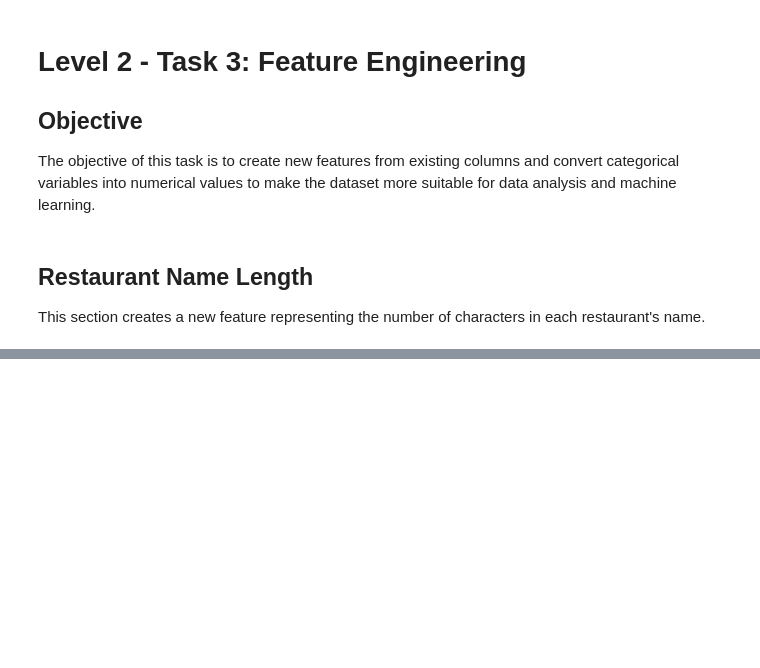
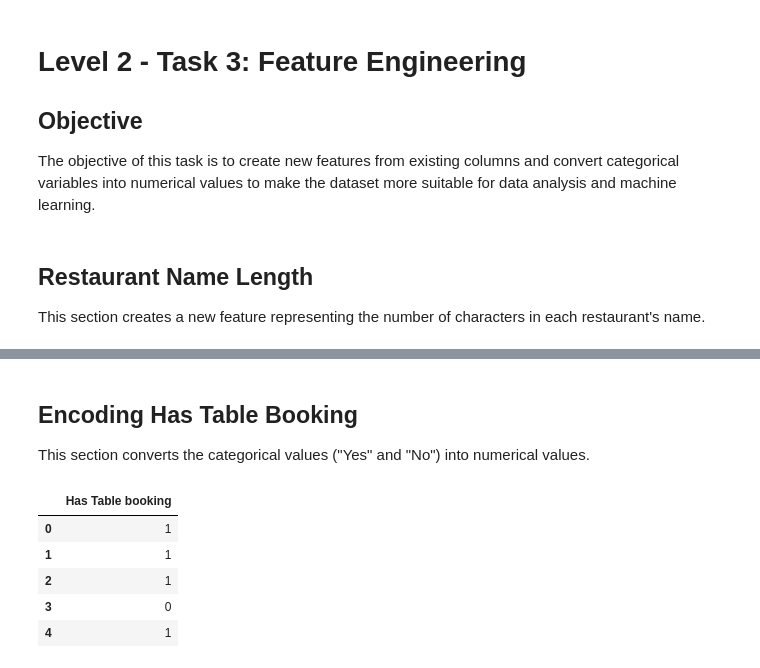
Before and after one commit to Alquamaa20/Cognifyz-DataScience-Internship, a Jupyter notebook: Level_2/Level_2_Task_Data_Exploration.ipynb, the cells around one changed output, grey strips where cells are left out. Cells and saved outputs as stored; diff of their text form; code cells hidden in the pictures; blank space fills up the shorter version.

```diff
--- a/Level_2/Level_2_Task_Data_Exploration.ipynb
+++ b/Level_2/Level_2_Task_Data_Exploration.ipynb
@@ -832,0 +283,18 @@ df[["Restaurant Name", "Restaurant Name Length"]].head()
+# %% [markdown]
+## Encoding Has Table Booking
+
+This section converts the categorical values ("Yes" and "No") into numerical values.
+# %%
+df["Has Table booking"] = df["Has Table booking"].map({
+    "Yes": 1,
+    "No": 0
+})
+
+df[["Has Table booking"]].head()
+# %% [output]
+|  | Has Table booking |
+| 0 | 1 |
+| 1 | 1 |
+| 2 | 1 |
+| 3 | 0 |
+| 4 | 1 |
```
Also changed, not shown: parts of 81 cells of this notebook, 2 other files.
